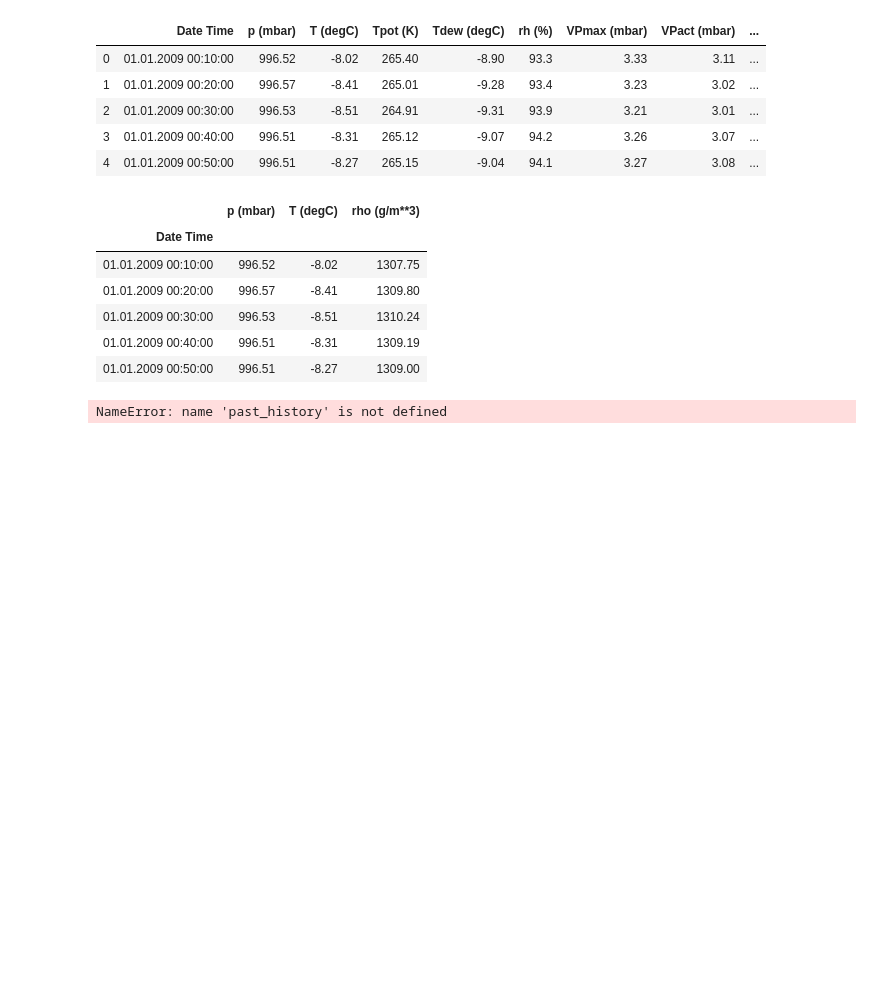
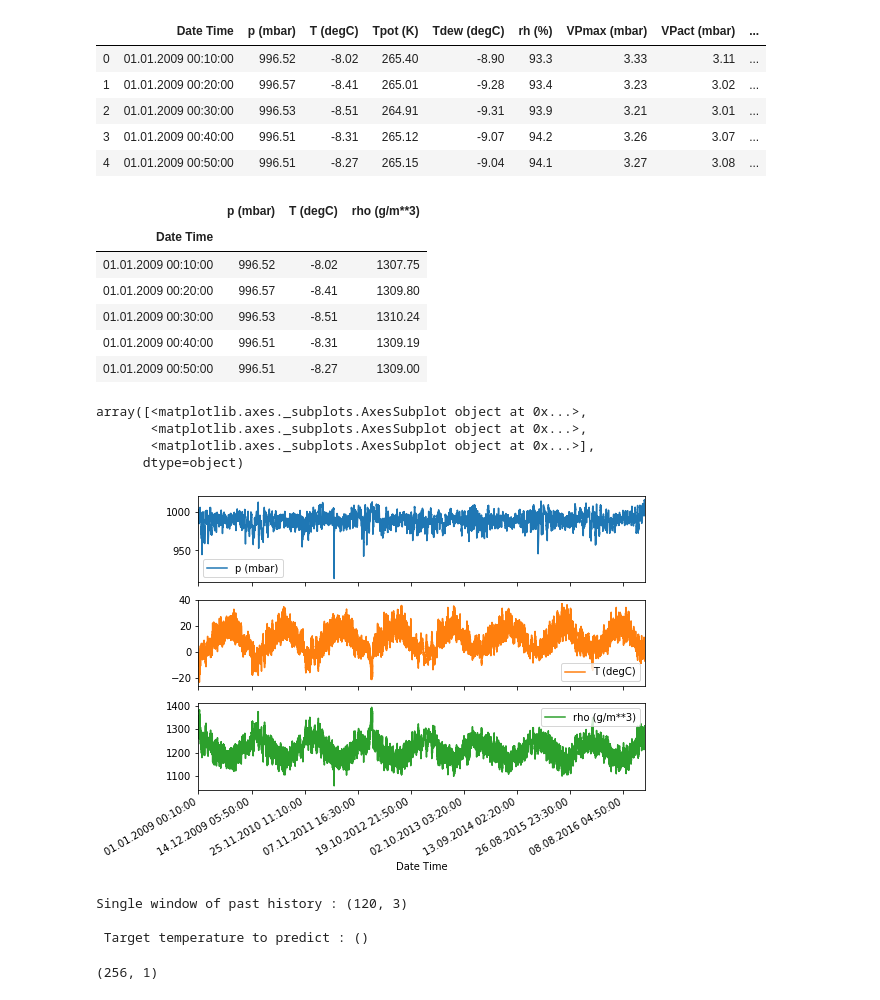
Before and after one commit to whitenick/cashflow, a Jupyter notebook: notebook/weather.ipynb, the cells around one changed output. Saved outputs shown, nothing was run; the diff lists cells and outputs as text; code cells hidden in the pictures; blank space fills up the shorter version.

```diff
--- a/notebook/weather.ipynb
+++ b/notebook/weather.ipynb
@@ -67,6 +74,14 @@ features.head()
 | 01.01.2009 00:30:00 | 996.53 | -8.51 | 1310.24 |
 | 01.01.2009 00:40:00 | 996.51 | -8.31 | 1309.19 |
 | 01.01.2009 00:50:00 | 996.51 | -8.27 | 1309.00 |
+# %%
+features.plot(subplots=True)
+# %% [output]
+array([<matplotlib.axes._subplots.AxesSubplot object at 0x...>,
+       <matplotlib.axes._subplots.AxesSubplot object at 0x...>,
+       <matplotlib.axes._subplots.AxesSubplot object at 0x...>],
+      dtype=object)
+[figure, added]
 # %%
 dataset = features.values
 data_mean = dataset[:TRAIN_SPLIT].mean(axis=0)
@@ -98,15 +113,17 @@ past_history = 720
 future_target = 72
 STEP = 6
 
-x_train_multi, y_train_multi = multivariate_data(dataset, dataset[:, 1], 0,
+x_train_single, y_train_single = multivariate_data(dataset, dataset[:, 1], 0,
                                                  TRAIN_SPLIT, past_history,
-                                                 future_target, STEP)
-x_val_multi, y_val_multi = multivariate_data(dataset, dataset[:, 1],
+                                                 future_target, STEP, single_step=True)
+x_val_single, y_val_single = multivariate_data(dataset, dataset[:, 1],
                                              TRAIN_SPLIT, None, past_history,
-                                             future_target, STEP)
+                                             future_target, STEP, single_step=True)
-# %% [output]
-NameError: name 'past_history' is not defined
 # %%
-print ('Single window of past history : {}'.format(x_train_multi[0].shape))
-print ('\n Target temperature to predict : {}'.format(y_train_multi[0].shape))
+print ('Single window of past history : {}'.format(x_train_single[0].shape))
+print ('\n Target temperature to predict : {}'.format(y_train_single[0].shape))
+# %% [output]
+Single window of past history : (120, 3)
+
+ Target temperature to predict : ()
 # %%
@@ -123,0 +142,5 @@ EPOCHS = 10
+# %%
+for x, y in val_data_single.take(1):
+  print(single_step_model.predict(x).shape)
+# %% [output]
+(256, 1)
```
Also changed, not shown: parts of 13 cells of this notebook, 7 other files.
